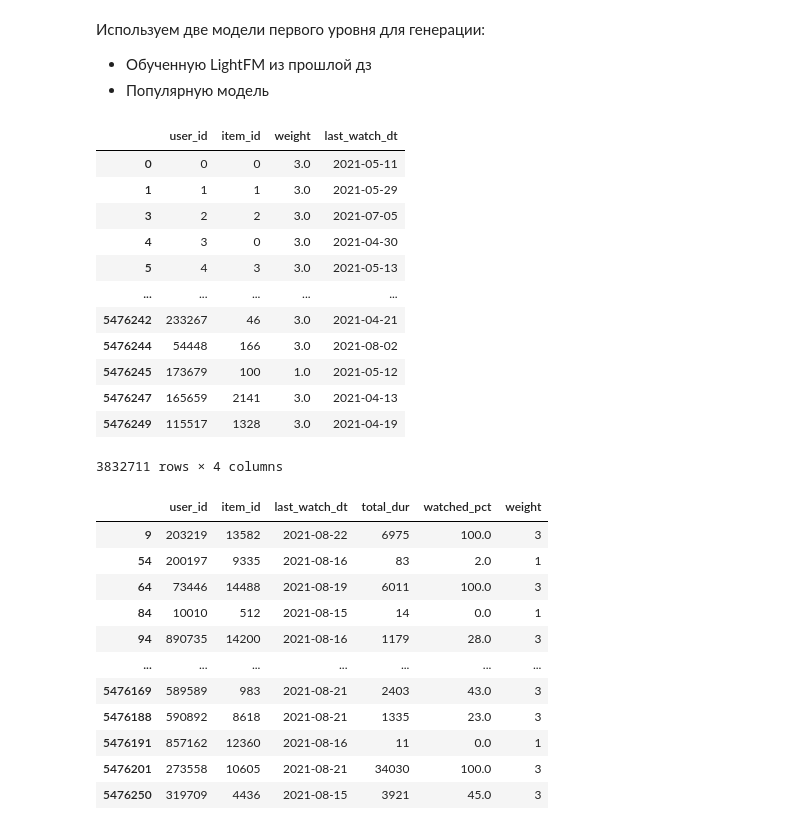
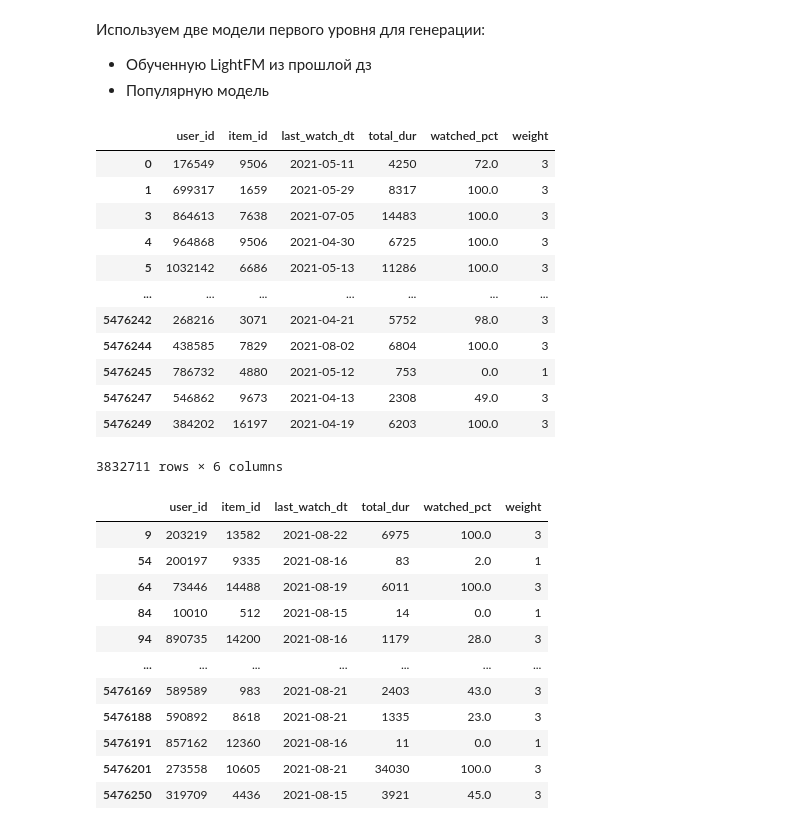
Before and after one commit to sesevasa64/RecoServiceTemplate, a Jupyter notebook: notebooks/hw5.ipynb, the cells around one changed output. Cells and saved outputs as stored; diff of their text form; code cells hidden in the pictures.

```diff
--- a/notebooks/hw5.ipynb
+++ b/notebooks/hw5.ipynb
@@ -303,22 +278,24 @@ interactions_default_values
 - Обученную LightFM из прошлой дз
 - Популярную модель
 # %%
-with open(f"dataset.dill", "rb") as file:
+with open(f"data/dataset.dill", "rb") as file:
     dataset: Dataset = dill.load(file)
-train_interactions = dataset.interactions.df
-train_interactions
-# %% [output]
-|  | user_id | item_id | weight | last_watch_dt |
-| 0 | 0 | 0 | 3.0 | 2021-05-11 |
-| 1 | 1 | 1 | 3.0 | 2021-05-29 |
-| 3 | 2 | 2 | 3.0 | 2021-07-05 |
-| 4 | 3 | 0 | 3.0 | 2021-04-30 |
-| 5 | 4 | 3 | 3.0 | 2021-05-13 |
-| ... | ... | ... | ... | ... |
-| 5476242 | 233267 | 46 | 3.0 | 2021-04-21 |
-| 5476244 | 54448 | 166 | 3.0 | 2021-08-02 |
-| 5476245 | 173679 | 100 | 1.0 | 2021-05-12 |
-| 5476247 | 165659 | 2141 | 3.0 | 2021-04-13 |
-| 5476249 | 115517 | 1328 | 3.0 | 2021-04-19 |
-3832711 rows × 4 columns
+# %%
+with open(f"data/train_interactions.dill", "rb") as file:
+    train_interactions: pd.DataFrame = dill.load(file)
+train_interactions
+# %% [output]
+|  | user_id | item_id | last_watch_dt | total_dur | watched_pct | weight |
+| 0 | 176549 | 9506 | 2021-05-11 | 4250 | 72.0 | 3 |
+| 1 | 699317 | 1659 | 2021-05-29 | 8317 | 100.0 | 3 |
+| 3 | 864613 | 7638 | 2021-07-05 | 14483 | 100.0 | 3 |
+| 4 | 964868 | 9506 | 2021-04-30 | 6725 | 100.0 | 3 |
+| 5 | 1032142 | 6686 | 2021-05-13 | 11286 | 100.0 | 3 |
+| ... | ... | ... | ... | ... | ... | ... |
+| 5476242 | 268216 | 3071 | 2021-04-21 | 5752 | 98.0 | 3 |
+| 5476244 | 438585 | 7829 | 2021-08-02 | 6804 | 100.0 | 3 |
+| 5476245 | 786732 | 4880 | 2021-05-12 | 753 | 0.0 | 1 |
+| 5476247 | 546862 | 9673 | 2021-04-13 | 2308 | 49.0 | 3 |
+| 5476249 | 384202 | 16197 | 2021-04-19 | 6203 | 100.0 | 3 |
+3832711 rows × 6 columns
 # %%
```
Also changed, not shown: parts of 34 cells of this notebook.
